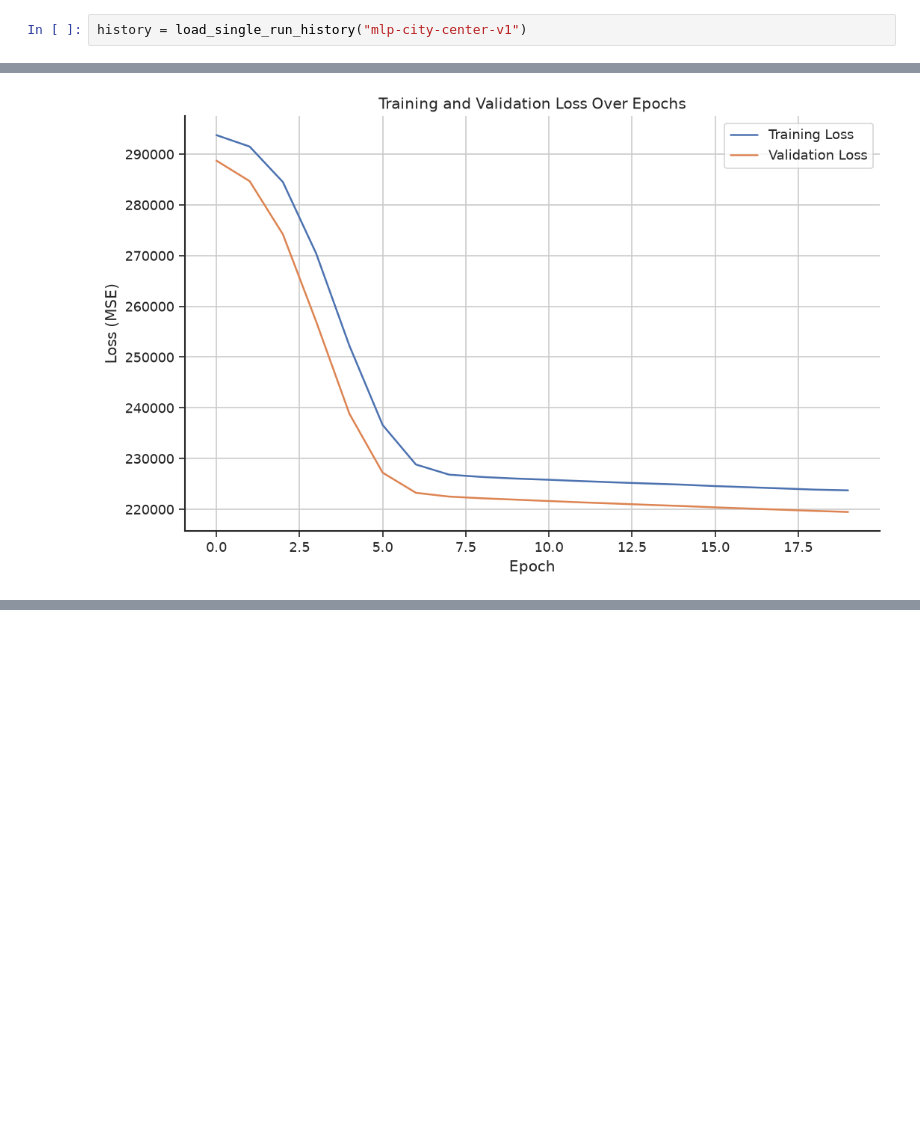
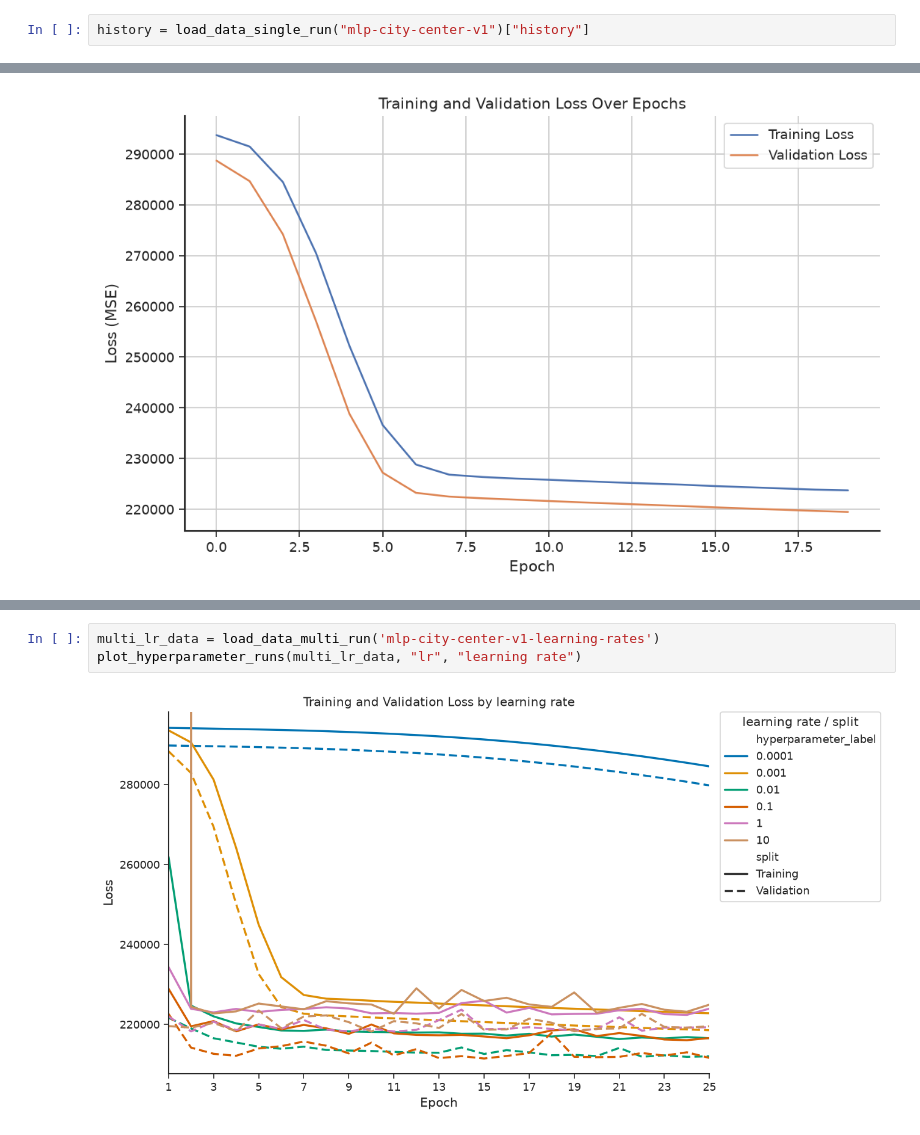
Before and after one commit to Maupse/ml-final-project-sose26-v2, a Jupyter notebook: notebooks/MLP.ipynb, the cells around one changed output, grey strips where cells are left out. Cells and saved outputs as stored; diff of their text form; blank space fills up the shorter version.

```diff
--- a/notebooks/MLP.ipynb
+++ b/notebooks/MLP.ipynb
@@ -25,7 +28,7 @@ sns.set_theme(
     }
 )
 # %%
-history = load_single_run_history("mlp-city-center-v1")
+history = load_data_single_run("mlp-city-center-v1")["history"]
 # %%
 print(history)
 # %% [output]
@@ -44,0 +197,5 @@ plt.show()
+# %%
+multi_lr_data = load_data_multi_run('mlp-city-center-v1-learning-rates')
+plot_hyperparameter_runs(multi_lr_data, "lr", "learning rate")
+# %% [output]
+[figure, added]
```
Also changed, not shown: parts of 5 cells of this notebook.
